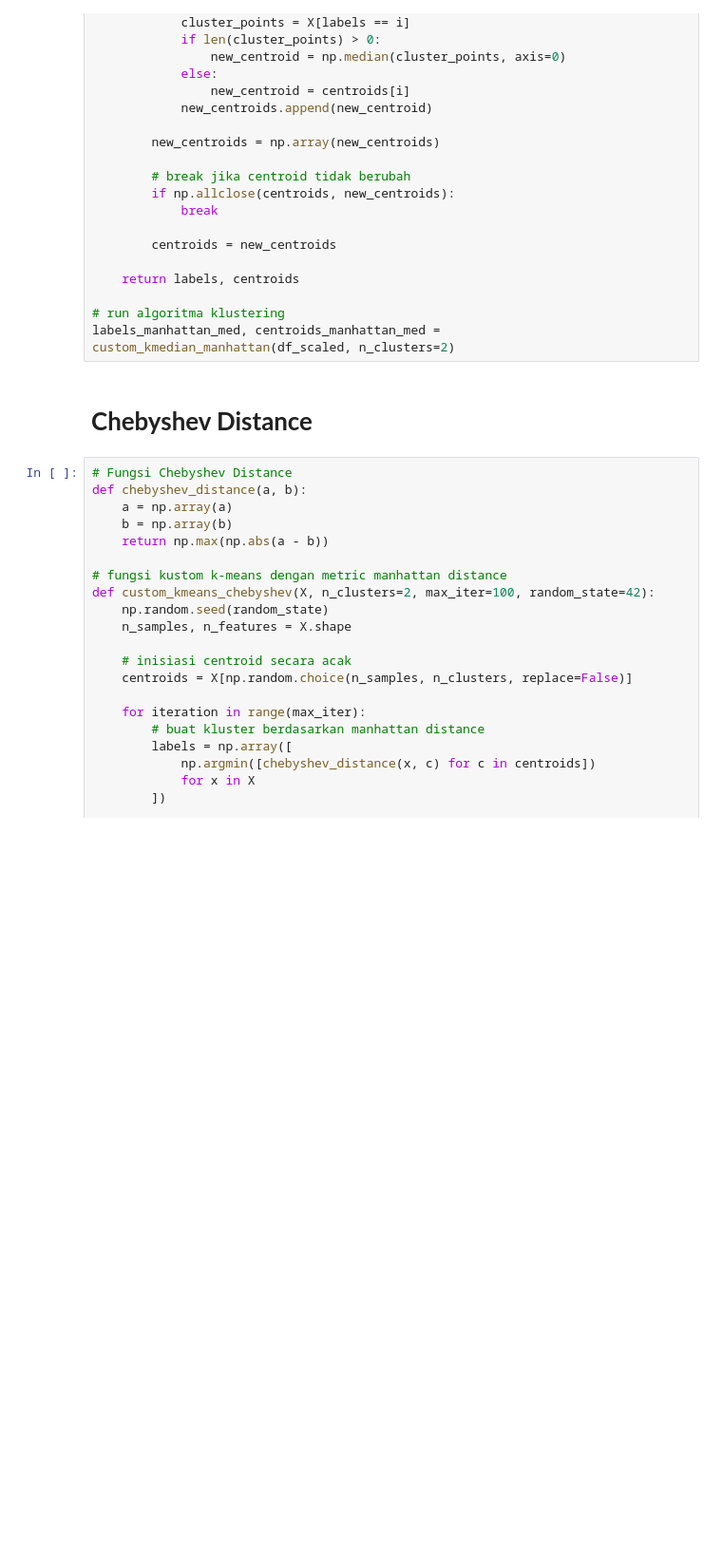
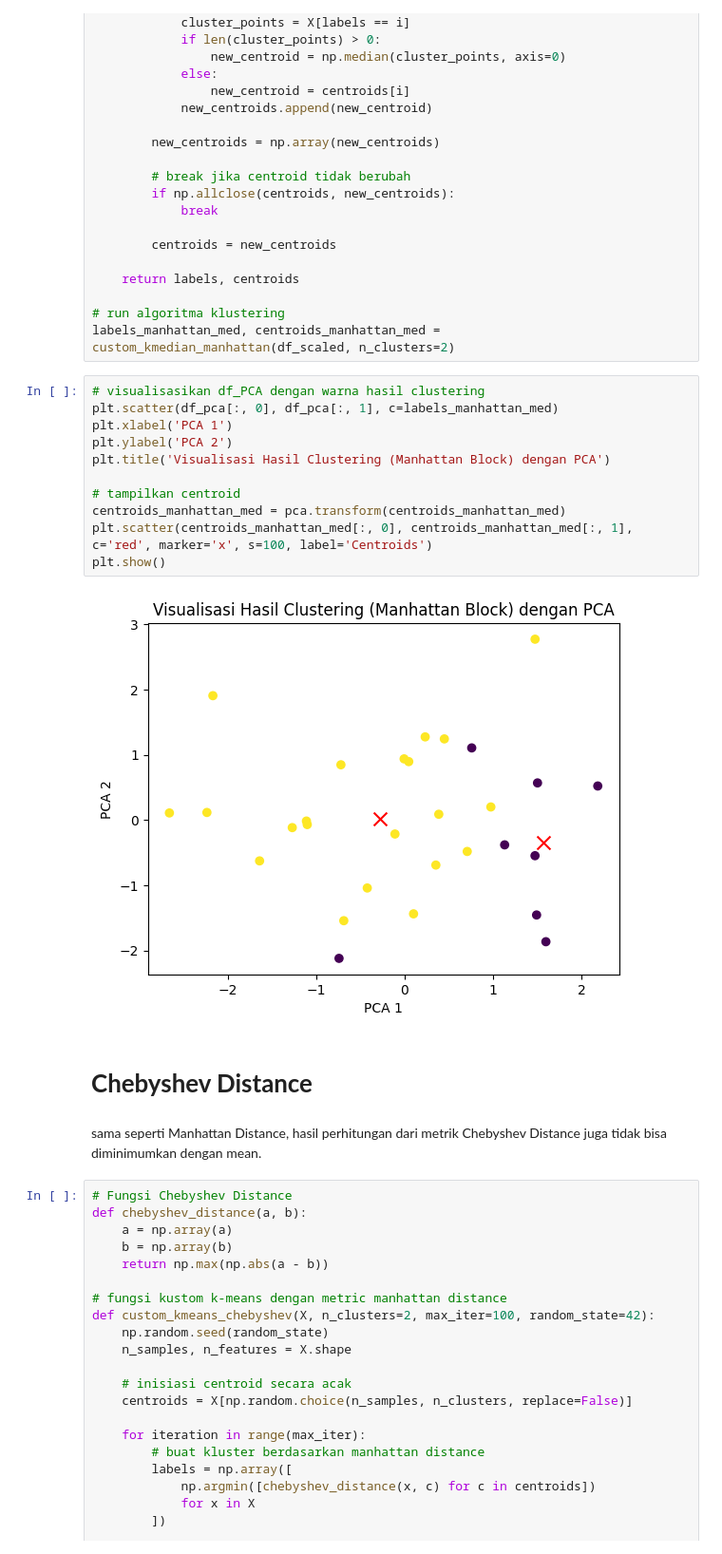
Before and after one commit to gikirima/TugasML_Kmeans, a Jupyter notebook: K_means_custom_metrics.ipynb, the cells around one changed output. Shown: that part at 95% size. Saved outputs shown, nothing was run; the diff lists cells and outputs as text; blank space fills up the shorter version.

```diff
--- a/K_means_custom_metrics.ipynb
+++ b/K_means_custom_metrics.ipynb
@@ -302,8 +302,23 @@ def custom_kmedian_manhattan(X, n_clusters=2, max_iter=100, random_state=42):
 
 # run algoritma klustering
 labels_manhattan_med, centroids_manhattan_med = custom_kmedian_manhattan(df_scaled, n_clusters=2)
+# %%
+# visualisasikan df_PCA dengan warna hasil clustering
+plt.scatter(df_pca[:, 0], df_pca[:, 1], c=labels_manhattan_med)
+plt.xlabel('PCA 1')
+plt.ylabel('PCA 2')
+plt.title('Visualisasi Hasil Clustering (Manhattan Block) dengan PCA')
+
+# tampilkan centroid
+centroids_manhattan_med = pca.transform(centroids_manhattan_med)
+plt.scatter(centroids_manhattan_med[:, 0], centroids_manhattan_med[:, 1], c='red', marker='x', s=100, label='Centroids')
+plt.show()
+# %% [output]
+[figure, added]
 # %% [markdown]
 # **Chebyshev Distance**
+# %% [markdown]
+sama seperti Manhattan Distance, hasil perhitungan dari metrik Chebyshev Distance juga tidak bisa diminimumkan dengan mean.
 # %%
 # Fungsi Chebyshev Distance
 def chebyshev_distance(a, b):
```
Also changed, not shown: parts of 9 cells of this notebook.
